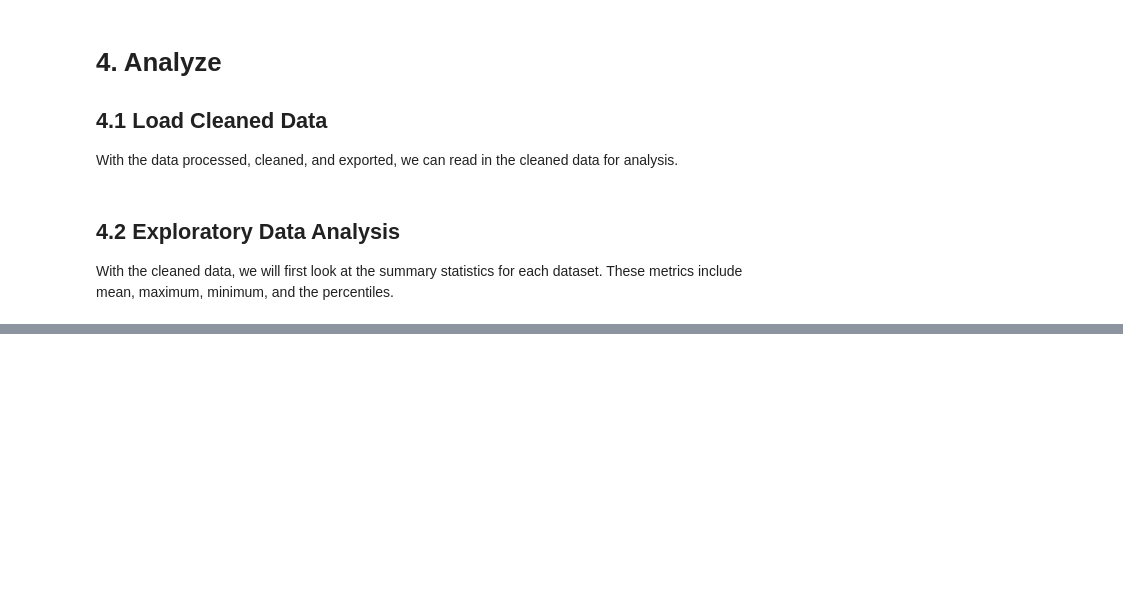
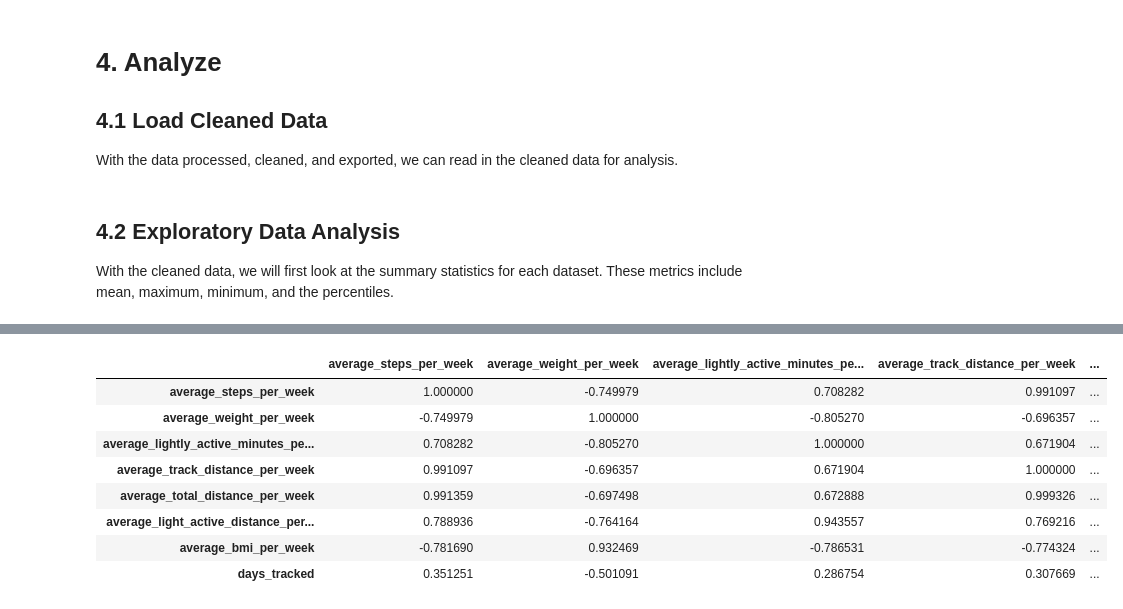
Before and after one commit to jacoblundeen/bellabeat_case_study, a Jupyter notebook: bellabeat_case_study.ipynb, the cells around one changed output, grey strips where cells are left out. Cells and saved outputs as stored; diff of their text form; code cells hidden in the pictures; blank space fills up the shorter version.

```diff
--- a/bellabeat_case_study.ipynb
+++ b/bellabeat_case_study.ipynb
@@ -356,6 +222,6 @@ shape: (9, 8)
 # %%
-joined_df = daily_activity_clean_df.join(sleep_clean_df, how='inner', on='id')
-correlation_matrix = joined_df.drop('id').corr(label='cols')
+joined_df = daily_activity_clean_df.join(sleep_clean_df, how='inner', on=['id', 'date']).join(weight_clean_df, how='inner', on=['id', 'date'])
+correlation_matrix = joined_df.drop(['id', 'is_manual_report','log_id']).corr(label='cols')
 
 long_corr = correlation_matrix.unpivot(
     index='cols',
@@ -373,6 +239,3 @@ extreme_correlations = (
     )
     .sort('correlation', descending=True)
 )
-
-with pl.Config(tbl_rows=-1):
-    print(extreme_correlations)
@@ -437 +376,13 @@ kmeans_features = weekly_steps.select([
+# %%
+kmeans_features.corr()
+# %% [output]
+|  | average_steps_per_week | average_weight_per_week | average_lightly_active_minutes_pe... | average_track_distance_per_week | ... |
+| average_steps_per_week | 1.000000 | -0.749979 | 0.708282 | 0.991097 | ... |
+| average_weight_per_week | -0.749979 | 1.000000 | -0.805270 | -0.696357 | ... |
+| average_lightly_active_minutes_pe... | 0.708282 | -0.805270 | 1.000000 | 0.671904 | ... |
+| average_track_distance_per_week | 0.991097 | -0.696357 | 0.671904 | 1.000000 | ... |
+| average_total_distance_per_week | 0.991359 | -0.697498 | 0.672888 | 0.999326 | ... |
+| average_light_active_distance_per... | 0.788936 | -0.764164 | 0.943557 | 0.769216 | ... |
+| average_bmi_per_week | -0.781690 | 0.932469 | -0.786531 | -0.774324 | ... |
+| days_tracked | 0.351251 | -0.501091 | 0.286754 | 0.307669 | ... |
 # %%
```
Also changed, not shown: parts of 41 cells of this notebook, 3 other files.
